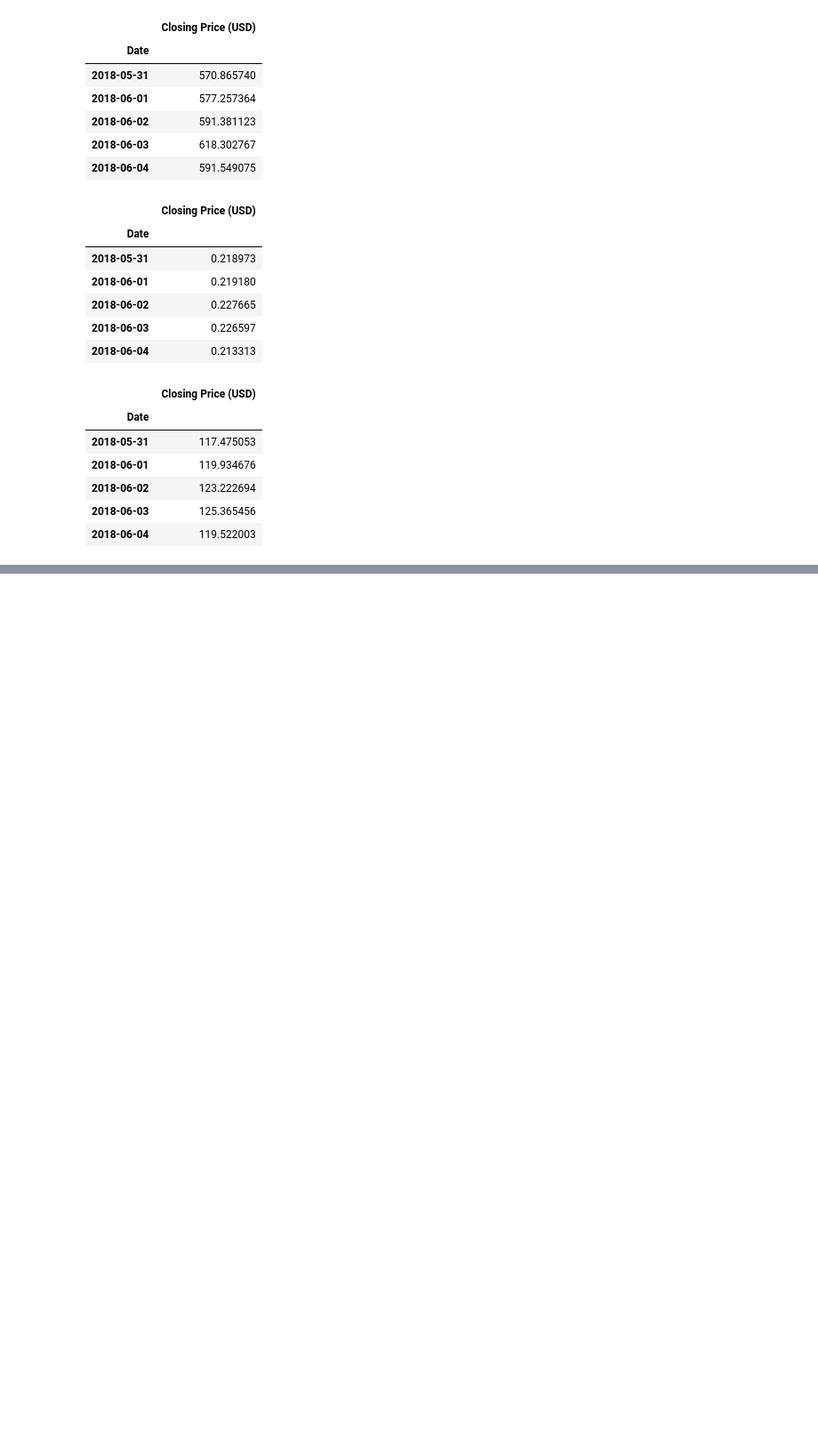
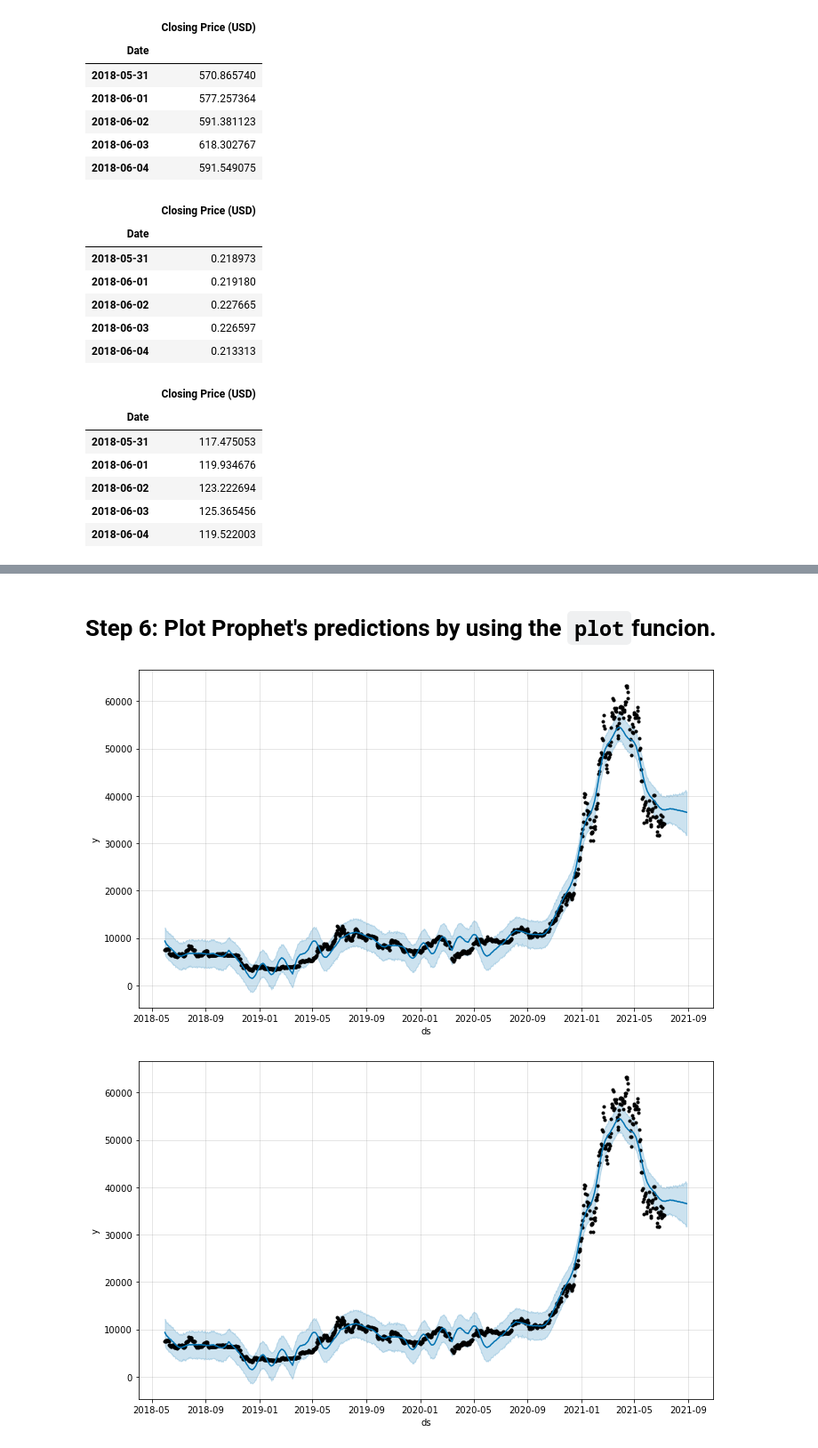
Before and after one commit to talibkateeb/Crypto-Forecast-Trader, a Jupyter notebook: crypto_forecast_trader.ipynb, the cells around one changed output, grey strips where cells are left out. Shown at 89% size. Drawn from its saved outputs; the diff is of its cells as text; code cells hidden in the pictures; blank space fills up the shorter version.

Commit message:
The forecasting process have been furthered.

````diff
--- a/crypto_forecast_trader.ipynb
+++ b/crypto_forecast_trader.ipynb
@@ -119,0 +175,3 @@ display(ltc_sliced_df.head())
+# %%
+# Create a Prophet model for Bitcoin
+model_btc = Prophet()
@@ -119,0 +189,3 @@ display(ltc_sliced_df.head())
+# %%
+# Fit the Bitcoin
+model_btc.fit(btc_rename_df)
@@ -119,0 +217,6 @@ display(ltc_sliced_df.head())
+# %%
+# Forecast one year of weekly future trends data for Bitcoin, set periods=52 because of year has 52 weeks. freq paramer to "d" of daily
+future_bitcoin = model_btc.make_future_dataframe(periods=52, freq="d")
+
+# Display the last five rows of the future_bitcoin_ DataFrame
+future_bitcoin.tail()
@@ -119,0 +271,6 @@ display(ltc_sliced_df.head())
+# %%
+# Make predictions for Bitcoin using future_bitcoin DateFrame
+forecast_bitcoin = model_btc.predict(future_bitcoin)
+
+# Display the first five rows of the forecast_canada DataFrame
+forecast_bitcoin.head()
@@ -119,0 +323,8 @@ display(ltc_sliced_df.head())
+# %% [markdown]
+# Step 6: Plot Prophet's predictions by using the ```plot```funcion.
+# %%
+# Plot the Prophet predictions for Bitcoin
+model_btc.plot(forecast_bitcoin)
+# %% [output]
+[figure, added]
+[figure, added]
````
Also changed, not shown: parts of 29 cells of this notebook.
